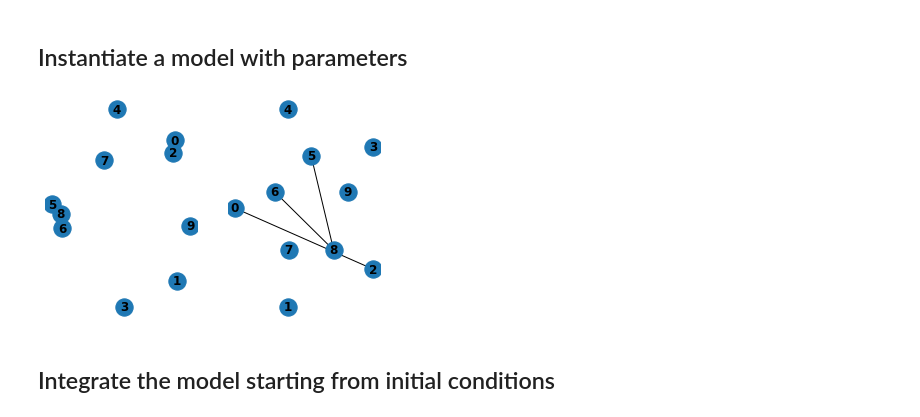
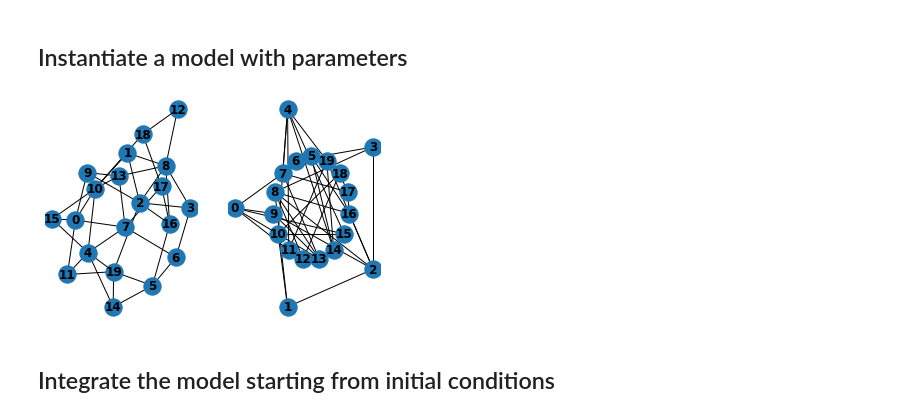
Before and after one commit to daxelka/SIR_model, a Jupyter notebook: main.ipynb, the cells around one changed output. Saved outputs shown, nothing was run; the diff lists cells and outputs as text; code cells hidden in the pictures.

```diff
--- a/main.ipynb
+++ b/main.ipynb
@@ -8,16 +8,19 @@ from sir import Sir_model
 # %% [markdown]
 ## Instantiate a model with parameters
 # %%
-graph_nx = nx.erdos_renyi_graph(n=10, p=0.1) # p=1 -> all-to-all connectivity
+graph_nx = nx.watts_strogatz_graph(n=20, k=4, p=1) # p=1 -> all-to-all connectivity
 graph = nx.to_numpy_array(graph_nx)
+# list(graph_nx.nodes)
+# list(graph_nx.edges)
+# list(graph_nx.degree)
 # %%
 plt.subplot(121)
 
 nx.draw(graph_nx, with_labels=True, font_weight='bold')
 plt.subplot(122)
 
-nx.draw_shell(graph_nx, nlist=[range(5, 10), range(5)], with_labels=True, font_weight='bold')
+nx.draw_shell(graph_nx, nlist=[range(5, len(graph)), range(5)], with_labels=True, font_weight='bold')
 plt.show()
 # %% [output]
-[figure, old version]
+[figure, new version]
 # %%
```
Also changed, not shown: parts of 2 cells of this notebook.
